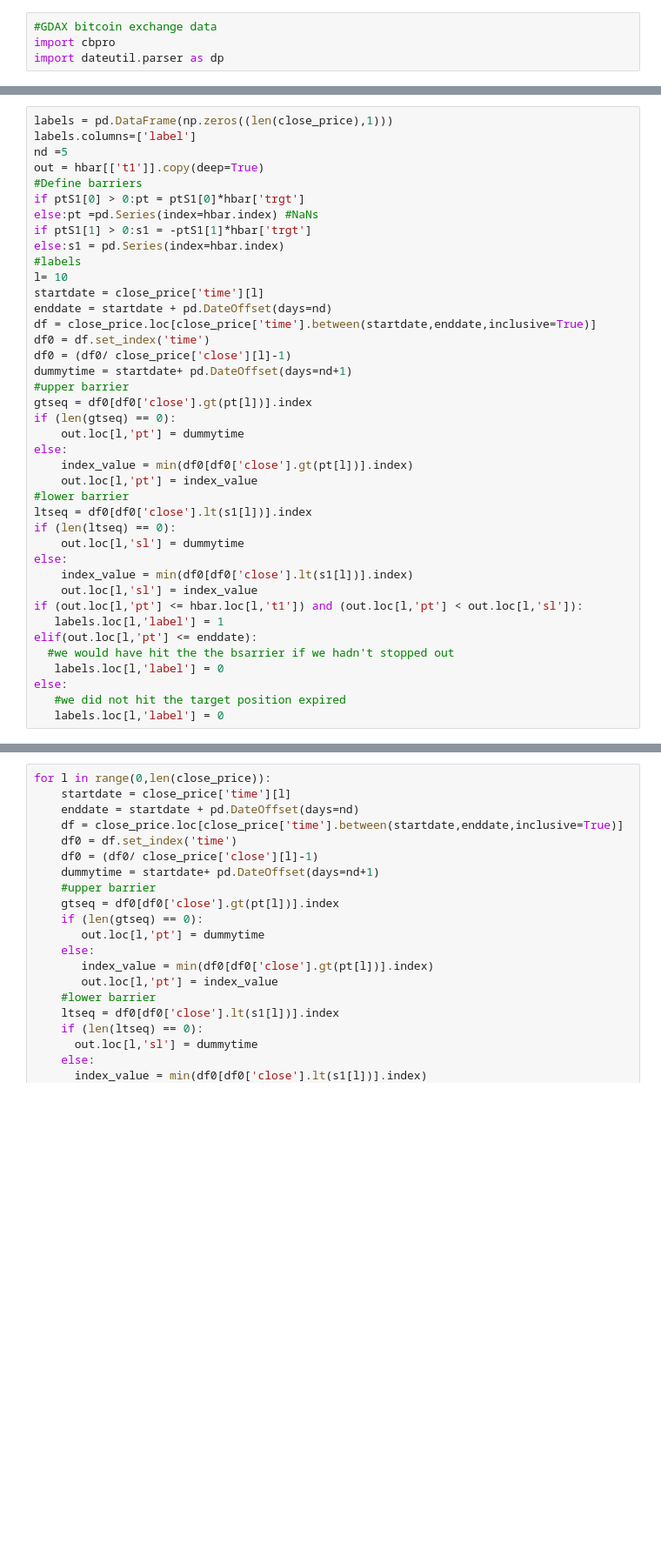
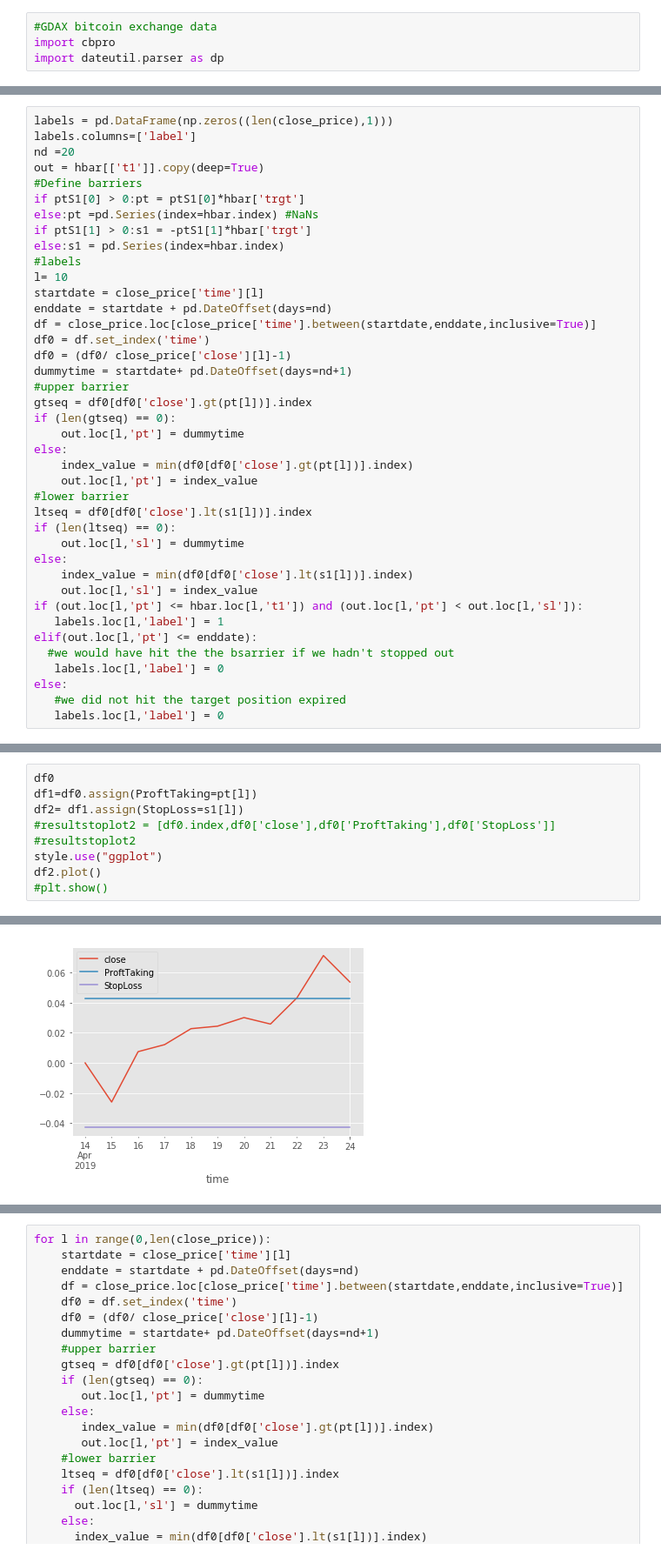
Before and after one commit to squidish/CoinBaseLearn, a Jupyter notebook: CoinbaseSVM.ipynb, the cells around one changed output, grey strips where cells are left out. Shown: that part at 87% size. Saved outputs shown, nothing was run; the diff lists cells and outputs as text; blank space fills up the shorter version.

```diff
--- a/CoinbaseSVM.ipynb
+++ b/CoinbaseSVM.ipynb
@@ -108,7 +110,7 @@ close_price.loc[close_price['time'].between('2020-02-02','2020-02-10',inclusive=
 # %%
 labels = pd.DataFrame(np.zeros((len(close_price),1)))
 labels.columns=['label']
-nd =5
+nd =20
 out = hbar[['t1']].copy(deep=True)
 #Define barriers
 if ptS1[0] > 0:pt = ptS1[0]*hbar['trgt']
@@ -147,0 +152,10 @@ else:
+# %%
+df0
+df1=df0.assign(ProftTaking=pt[l])
+df2= df1.assign(StopLoss=s1[l])
+#resultstoplot2 = [df0.index,df0['close'],df0['ProftTaking'],df0['StopLoss']]
+#resultstoplot2
+style.use("ggplot")
+df2.plot()
+#plt.show()
+# %% [output]
@@ -147,0 +163 @@ else:
+[figure, added]
```
Also changed, not shown: parts of 47 cells of this notebook.
